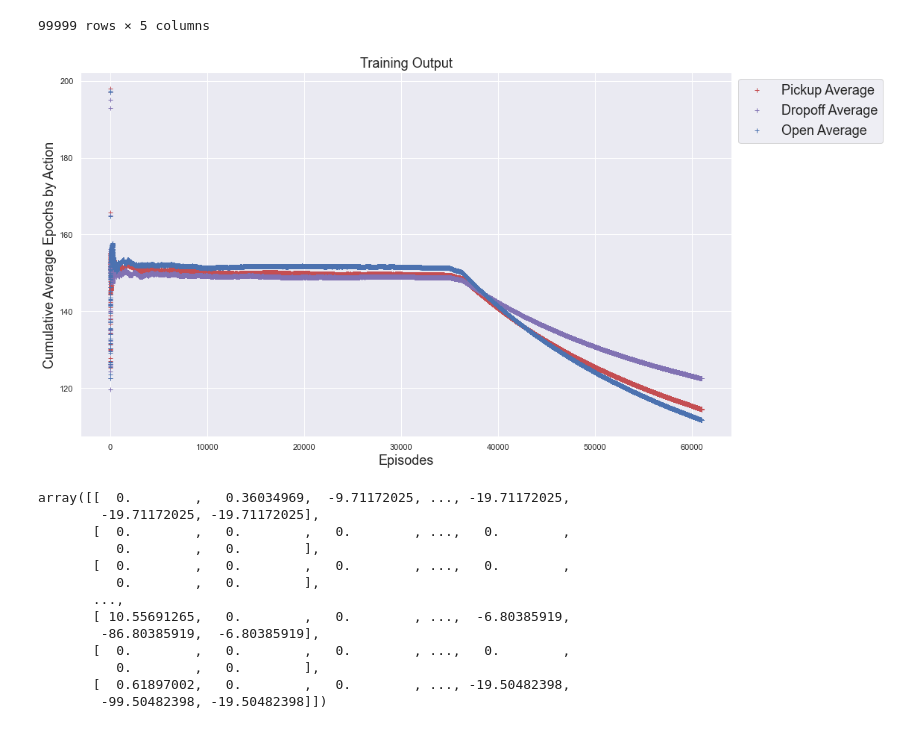
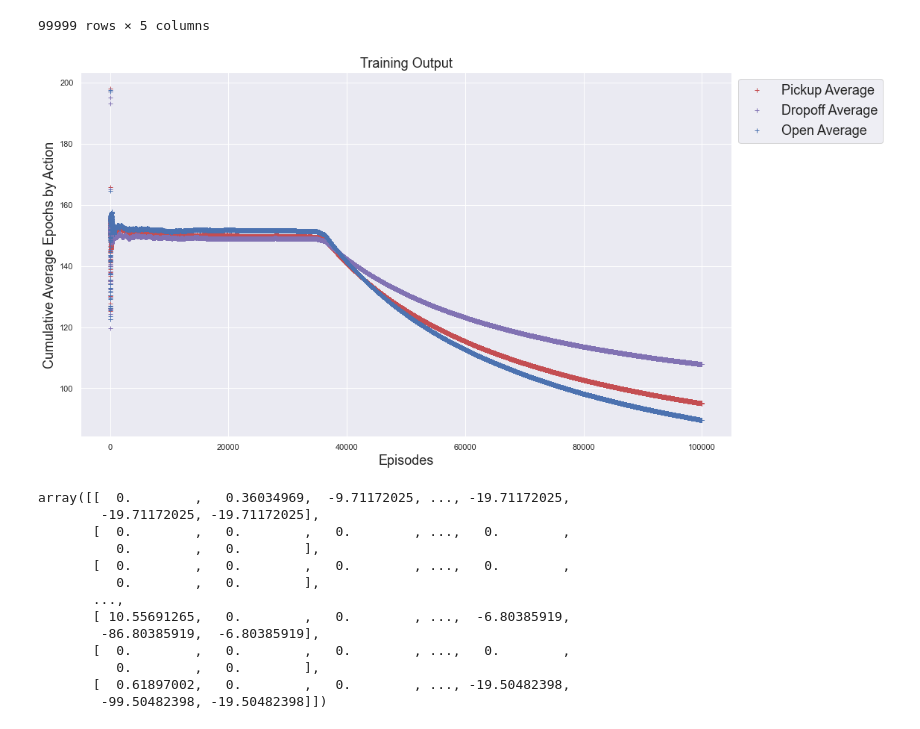
Before and after one commit to bernardosaab/INM707-Deep-Learning, a Jupyter notebook: INM7Coursework.ipynb, the cells around one changed output. Saved outputs shown, nothing was run; the diff lists cells and outputs as text; code cells hidden in the pictures.

```diff
--- a/INM7Coursework.ipynb
+++ b/INM7Coursework.ipynb
@@ -781,19 +781,19 @@ cumopen
 # %%
 #Cumulative Epochs by Action
 fig=plt.figure(figsize=(16,8),tight_layout=True)
 ax1=fig.add_subplot()
-ax1.plot(cumpickup['PUCUMAVG'].head(61000),'+r',label ='Pickup Average')
-ax1.plot(cumdropoff['DOCUMAVG'].head(61000),'+m',label ='Dropoff Average')
-ax1.plot(cumopen['OPCUMAVG'].head(61000),'+b',label ='Open Average')
+ax1.plot(cumpickup['PUCUMAVG'].head(100000),'+r',label ='Pickup Average')
+ax1.plot(cumdropoff['DOCUMAVG'].head(100000),'+m',label ='Dropoff Average')
+ax1.plot(cumopen['OPCUMAVG'].head(100000),'+b',label ='Open Average')
 ax1.set_xlabel("Episodes",fontsize=18)
 ax1.set_ylabel("Cumulative Average Epochs by Action",fontsize=18)
 ax1.legend(loc=2,fontsize=18,bbox_to_anchor=(1, 1))
 plt.title("Training Output",fontsize=18)
 plt.show()
 #Essentially takes longer to figure out where to drop off as immediate rewards are more likely to come from picking up
 #and opening doors?
 # %% [output]
-[figure, old version]
+[figure, new version]
 # %%
 Q
 # %% [output]
```
